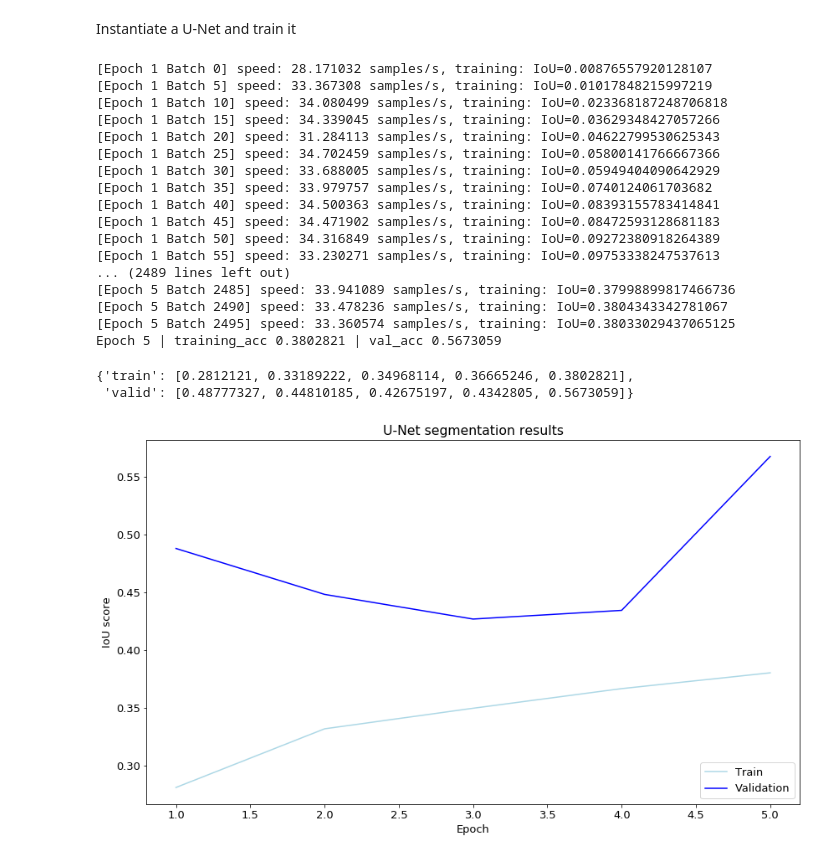
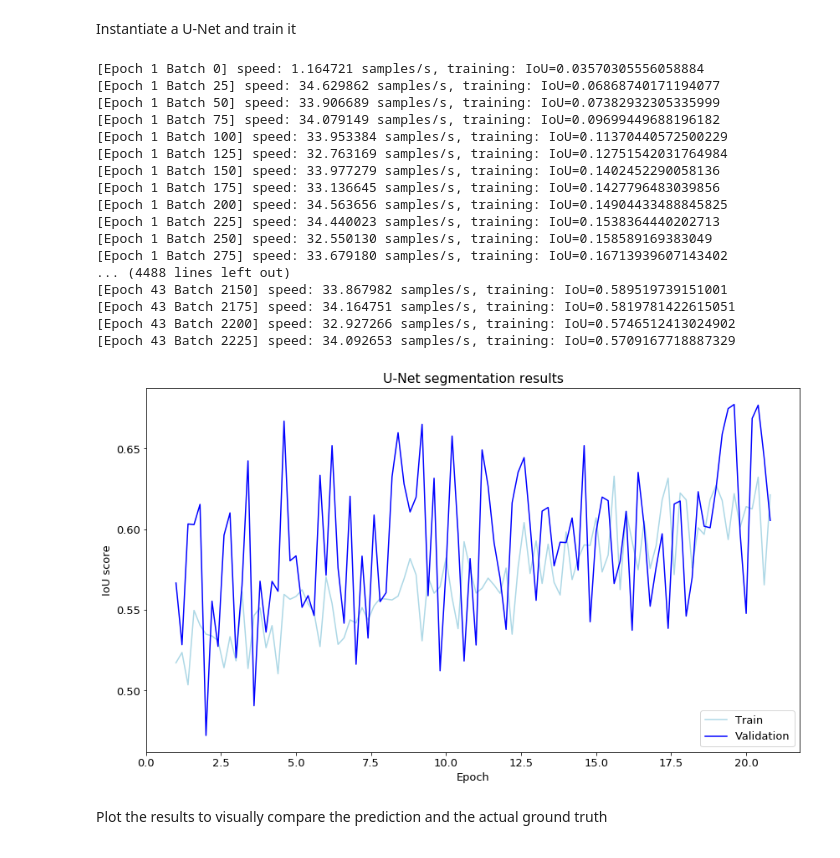
Before and after one commit to smarthi/satellite-images, a Jupyter notebook: segmentation/segmentation.ipynb, the cells around one changed output. Saved outputs shown, nothing was run; the diff lists cells and outputs as text; code cells hidden in the pictures.

```diff
--- a/segmentation/segmentation.ipynb
+++ b/segmentation/segmentation.ipynb
@@ -300,7 +275,7 @@ class DiceCoeffMetric(mx.metric.EvalMetric):
 # %%
 class IouMetric(mx.metric.EvalMetric):
     """Stores a moving average of the intersection over union metric"""
-    def __init__(self, axis=[2,3], smooth=1):
+    def __init__(self, axis=[2,3], smooth=1e-7):
         super(IouMetric, self).__init__('IoU')
         self.name = 'IoU'
         self.axis = axis
@@ -395,15 +370,24 @@ def train_util(net, train_iter, val_iter, loss_fn,
             #  Keep a moving average of the losses
             metric.update(label, pred)
             names, vals = metric.get()
-            if i%5 == 0:
+            if i%25 == 0:
                 print('[Epoch %d Batch %d] speed: %f samples/s, training: %s'%(epoch, i, batch_size/(time.time()-st), metric_str(names, vals)))
+            if i!=0 and i%500 == 0:
+                # Every 500 batches, save params and evaluate performance on the val set
+                names, train_acc = metric.get()
+                metric.reset()
+                val_acc = evaluate(val_iter, net)
+                net.save_params('%s/%d-%d.params'%(checkpoint_dir, epoch, i))
+                res['train'].append(train_acc)
+                res['val'].append(val_acc)
+                print("Epoch %s Batch %d| train IoU: %s | val IoU: %s " % (epoch, i, train_acc, val_acc))
 
-        net.save_params('%s/%d.params'%(checkpoint_dir, epoch))
+        net.save_params('%s/%d-%d.params'%(checkpoint_dir, epoch, 0))
         names, train_acc = metric.get()
         val_acc = evaluate(val_iter, net)
         res['train'].append(train_acc)
         res['val'].append(val_acc)
-        print("Epoch %s | training_acc %s | val_acc %s " % (epoch, train_acc, val_acc))
+        print("Epoch %s | train IoU %s | val IoU %s " % (epoch, train_acc, val_acc))
         metric.reset()
 
     return res
@@ -463,28 +447,26 @@ loss = DiceCoeffLoss()
 trainer = gluon.Trainer(net.collect_params(), 'adam',
             {'learning_rate': 1e-4, 'beta1':0.9, 'beta2':0.99})
 # %%
-epochs = 5
-checkpoint_dir = 'checkpoints'
+epochs = 50
+checkpoint_dir = 'checkpoints/unet1'
 # %%
 results = train_util(net, train_iter, val_iter, loss, trainer, ctx,
-           epochs, batch_size, checkpoint_dir)
+           epochs, batch_size, checkpoint_dir, init_epoch = 0)
 # %% [output]
-[Epoch 1 Batch 0] speed: 28.171032 samples/s, training: IoU=0.00876557920128107
-[Epoch 1 Batch 5] speed: 33.367308 samples/s, training: IoU=0.01017848215997219
-[Epoch 1 Batch 10] speed: 34.080499 samples/s, training: IoU=0.023368187248706818
-[Epoch 1 Batch 15] speed: 34.339045 samples/s, training: IoU=0.03629348427057266
-[Epoch 1 Batch 20] speed: 31.284113 samples/s, training: IoU=0.04622799530625343
-[Epoch 1 Batch 25] speed: 34.702459 samples/s, training: IoU=0.05800141766667366
-[Epoch 1 Batch 30] speed: 33.688005 samples/s, training: IoU=0.05949404090642929
-[Epoch 1 Batch 35] speed: 33.979757 samples/s, training: IoU=0.0740124061703682
-[Epoch 1 Batch 40] speed: 34.500363 samples/s, training: IoU=0.08393155783414841
-[Epoch 1 Batch 45] speed: 34.471902 samples/s, training: IoU=0.08472593128681183
-[Epoch 1 Batch 50] speed: 34.316849 samples/s, training: IoU=0.09272380918264389
-[Epoch 1 Batch 55] speed: 33.230271 samples/s, training: IoU=0.09753338247537613
-... (2489 lines left out)
-[Epoch 5 Batch 2485] speed: 33.941089 samples/s, training: IoU=0.37998899817466736
-[Epoch 5 Batch 2490] speed: 33.478236 samples/s, training: IoU=0.3804343342781067
-[Epoch 5 Batch 2495] speed: 33.360574 samples/s, training: IoU=0.38033029437065125
-Epoch 5 | training_acc 0.3802821 | val_acc 0.5673059
+[Epoch 1 Batch 0] speed: 1.164721 samples/s, training: IoU=0.03570305556058884
+[Epoch 1 Batch 25] speed: 34.629862 samples/s, training: IoU=0.06868740171194077
+[Epoch 1 Batch 50] speed: 33.906689 samples/s, training: IoU=0.07382932305335999
+[Epoch 1 Batch 75] speed: 34.079149 samples/s, training: IoU=0.09699449688196182
+[Epoch 1 Batch 100] speed: 33.953384 samples/s, training: IoU=0.11370440572500229
+[Epoch 1 Batch 125] speed: 32.763169 samples/s, training: IoU=0.12751542031764984
+[Epoch 1 Batch 150] speed: 33.977279 samples/s, training: IoU=0.1402452290058136
+[Epoch 1 Batch 175] speed: 33.136645 samples/s, training: IoU=0.1427796483039856
+[Epoch 1 Batch 200] speed: 34.563656 samples/s, training: IoU=0.14904433488845825
+[Epoch 1 Batch 225] speed: 34.440023 samples/s, training: IoU=0.1538364440202713
+[Epoch 1 Batch 250] speed: 32.550130 samples/s, training: IoU=0.158589169383049
+[Epoch 1 Batch 275] speed: 33.679180 samples/s, training: IoU=0.16713939607143402
+... (4488 lines left out)
+[Epoch 43 Batch 2150] speed: 33.867982 samples/s, training: IoU=0.589519739151001
+[Epoch 43 Batch 2175] speed: 34.164751 samples/s, training: IoU=0.5819781422615051
+[Epoch 43 Batch 2200] speed: 32.927266 samples/s, training: IoU=0.5746512413024902
+[Epoch 43 Batch 2225] speed: 34.092653 samples/s, training: IoU=0.5709167718887329
-{'train': [0.2812121, 0.33189222, 0.34968114, 0.36665246, 0.3802821],
- 'valid': [0.48777327, 0.44810185, 0.42675197, 0.4342805, 0.5673059]}
@@ -491,13 +475,15 @@ Epoch 5 | training_acc 0.3802821 | val_acc 0.5673059
 # %%
-x = range(1,6)
+x = np.linspace(1, 41, 201)
 plt.plot(x[:len(results['train'])], results['train'], label='Train', color='lightblue')
 plt.plot(x[:len(results['val'])], results['val'], label='Validation', color='blue')
 plt.title('U-Net segmentation results')
 plt.xlabel('Epoch')
 plt.ylabel('IoU score')
 plt.legend(loc='lower right')
 plt.rcParams['figure.figsize'] = (14, 8)
 plt.rcParams.update({'font.size': 13})
 plt.show()
 # %% [output]
-[figure, old version]
+[figure, new version]
+# %% [markdown]
+Plot the results to visually compare the prediction and the actual ground truth
```
Also changed, not shown: parts of 9 cells of this notebook, 6 other files.
